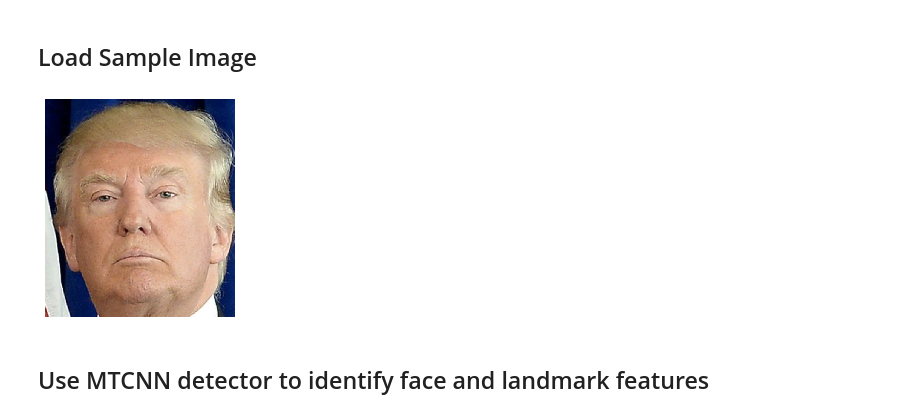
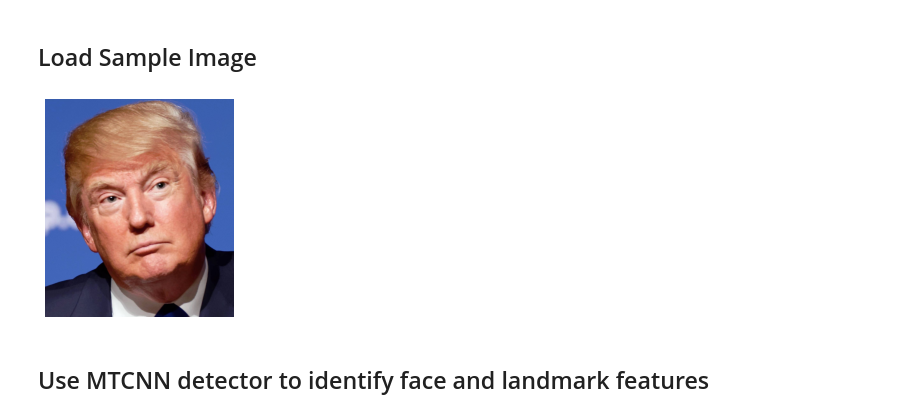
Before and after one commit to PacktPublishing/Hands-On-Generative-AI-with-Python-and-TensorFlow-2, a Jupyter notebook: Chapter_8/mtcnn_facial_landmarks_demo.ipynb, the cells around one changed output. Saved outputs shown, nothing was run; the diff lists cells and outputs as text; code cells hidden in the pictures.

```diff
--- a/Chapter_8/mtcnn_facial_landmarks_demo.ipynb
+++ b/Chapter_8/mtcnn_facial_landmarks_demo.ipynb
@@ -50,11 +56,11 @@ detector = MTCNN()
 # %% [markdown]
 ## Load Sample Image
 # %%
-image = cv2.imread('faceswap_ed/trump_ref.png')
+image = cv2.imread('trump_ref_cc.jpg')
 plt.imshow(cv2.cvtColor(image, cv2.COLOR_BGR2RGB))
 plt.axis('off');
 # %% [output]
-[figure, old version]
+[figure, new version]
 # %% [markdown]
 ## Use MTCNN detector to identify face and landmark features
 # %%
```
Also changed, not shown: parts of 5 cells of this notebook.
